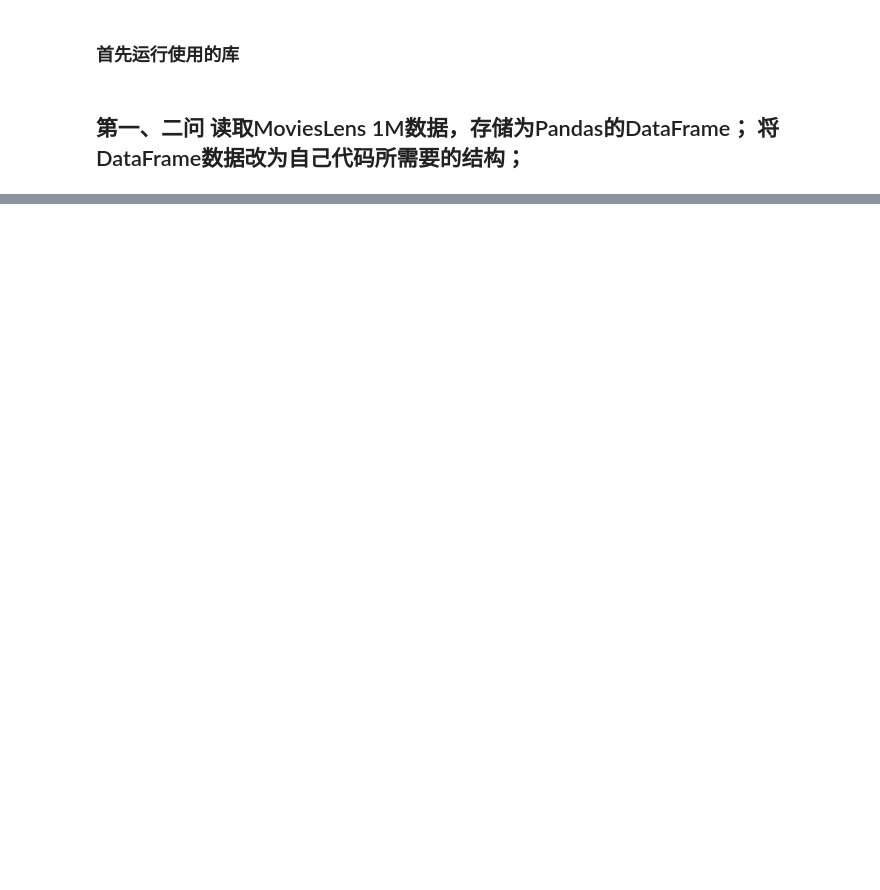
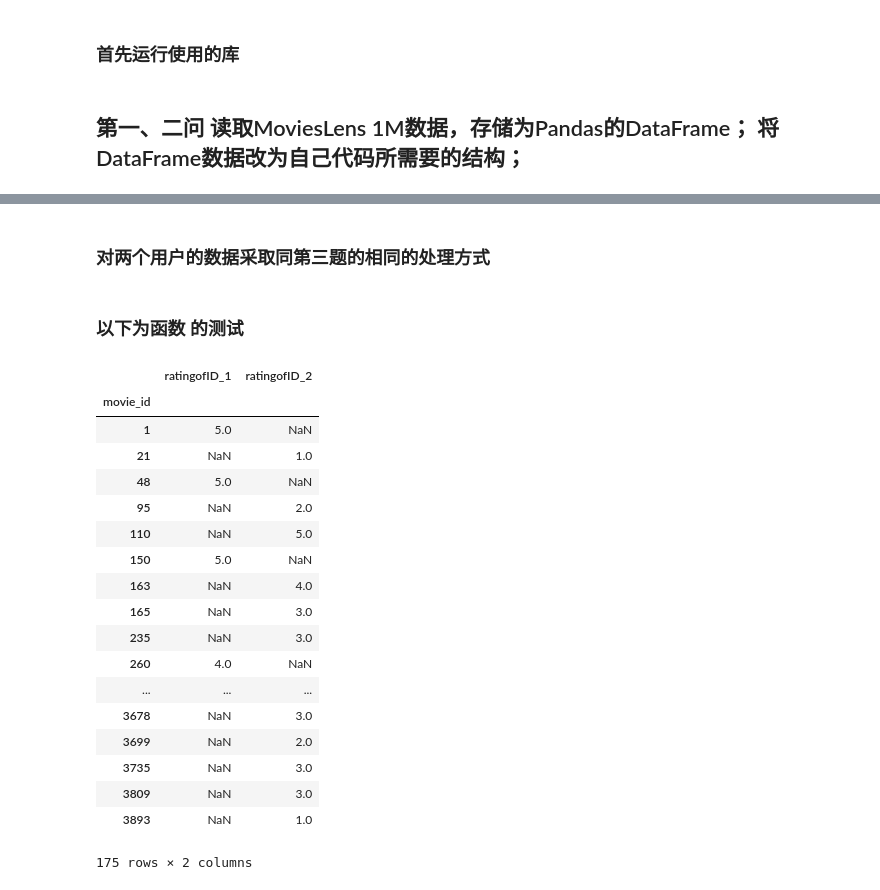
Before and after one commit to Lonelyleavesi/NumPy-Programe-practice, a Jupyter notebook: Movies Data/Movies Data.ipynb, the cells around one changed output, grey strips where cells are left out. Drawn from its saved outputs; the diff is of its cells as text; code cells hidden in the pictures; blank space fills up the shorter version.

```diff
--- a/Movies Data/Movies Data.ipynb
+++ b/Movies Data/Movies Data.ipynb
@@ -81,0 +128,2 @@ users
+# %% [markdown]
+### 对两个用户的数据采取同第三题的相同的处理方式
@@ -81,0 +148,39 @@ users
+# %% [markdown]
+### 以下为函数 的测试
+# %%
+user_ID_1 = 1;
+user_ID_2 = 2;
+# %%
+t1 = ratings.loc[ratings['user_id'] == user_ID_1]   #取出ID 等于 user1 的DataFrame
+t2 = ratings.loc[ratings['user_id'] == user_ID_2]   #同上
+id_1 = 'ratingofID_' + str(user_ID_1)
+id_2 = 'ratingofID_' + str(user_ID_2)
+t1 = t1.rename(columns={'rating':id_1}, inplace = False)  #修改列名 将评分修改成ID名 方便合并后不会冲突
+t2 = t2.rename(columns={'rating':id_2}, inplace = False)  #修改列名
+x1 = t1.groupby('movie_id').sum()                       #删去除了评分以外的无关项 只留下电影id 和用户评分
+f1 = x1.drop(['user_id','timestamp'],axis =1)
+x2 = t2.groupby('movie_id').sum()
+f2 = x2.drop(['user_id','timestamp'],axis = 1)
+result=pd.concat([f1,f2],sort=True,axis = 1)  #合并两个用户的DataFrame  注意axis = 1
+# %%
+result
+# %% [output]
+|  | ratingofID_1 | ratingofID_2 |
+| movie_id |  |  |
+| 1 | 5.0 | NaN |
+| 21 | NaN | 1.0 |
+| 48 | 5.0 | NaN |
+| 95 | NaN | 2.0 |
+| 110 | NaN | 5.0 |
+| 150 | 5.0 | NaN |
+| 163 | NaN | 4.0 |
+| 165 | NaN | 3.0 |
+| 235 | NaN | 3.0 |
+| 260 | 4.0 | NaN |
+| ... | ... | ... |
+| 3678 | NaN | 3.0 |
+| 3699 | NaN | 2.0 |
+| 3735 | NaN | 3.0 |
+| 3809 | NaN | 3.0 |
+| 3893 | NaN | 1.0 |
+175 rows × 2 columns
```
Also changed, not shown: parts of 27 cells of this notebook, 1 other file.
